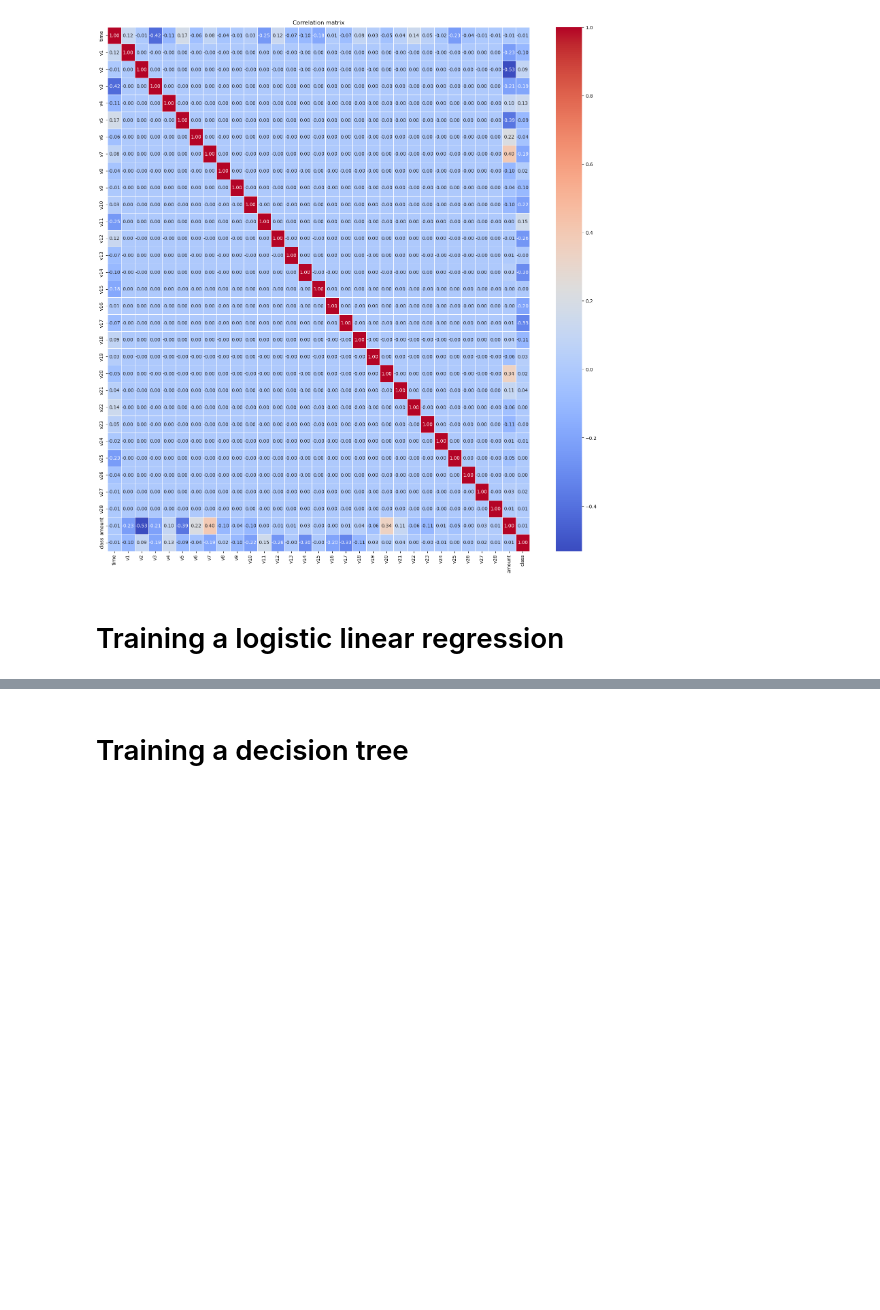
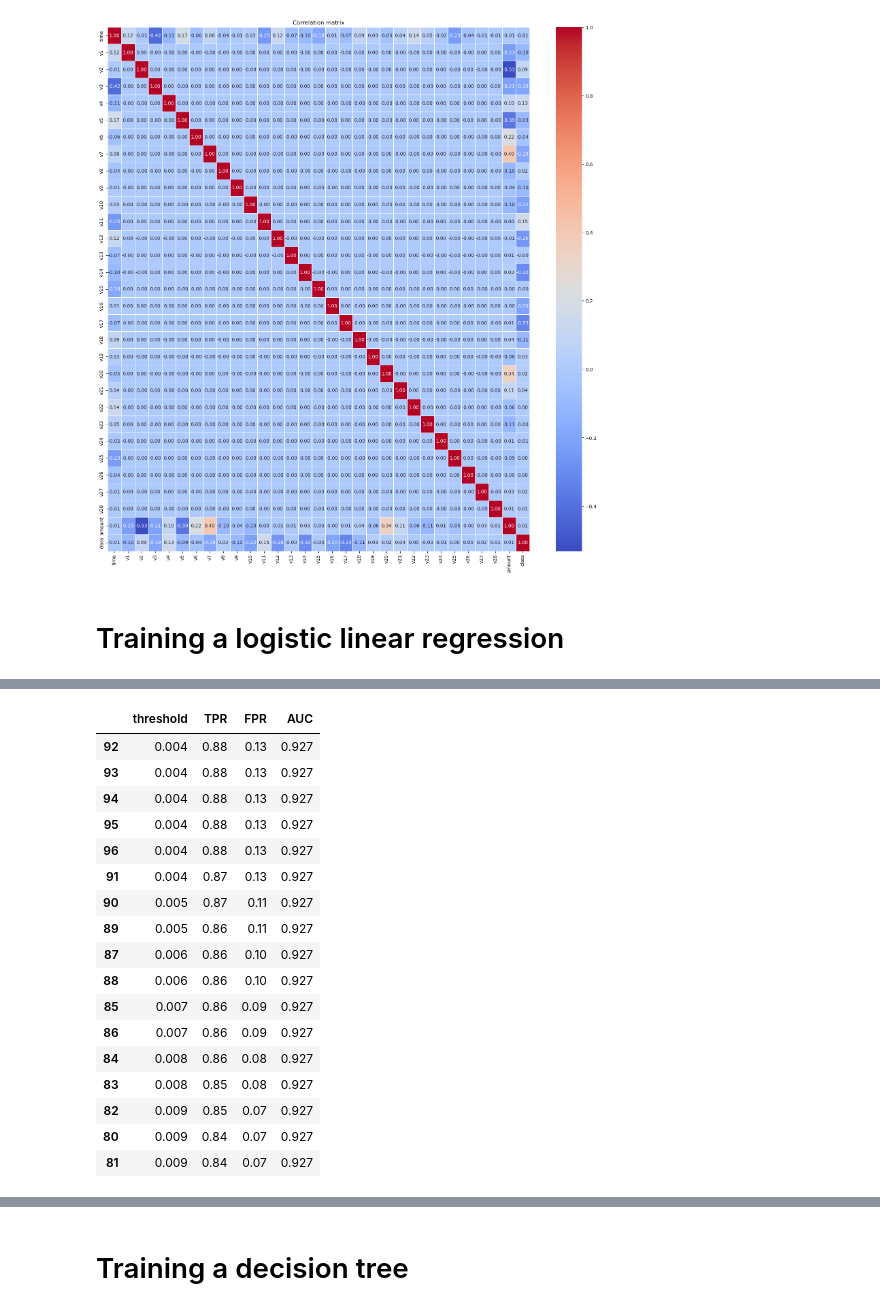
Before and after one commit to angelomarcelino/credit-card-fraud-ml-project, a Jupyter notebook: notebook/notebook.ipynb, the cells around one changed output, grey strips where cells are left out. Saved outputs shown, nothing was run; the diff lists cells and outputs as text; code cells hidden in the pictures; blank space fills up the shorter version.

```diff
--- a/notebook/notebook.ipynb
+++ b/notebook/notebook.ipynb
@@ -459 +517,36 @@ plt.show()
+# %%
+# Redondear FPR y thresholds a dos decimales antes de crear el diccionario
+rounded_tpr = [round(value, 2) for value in tpr]
+rounded_fpr = [round(value, 2) for value in fpr]
+rounded_thresholds = [round(value, 3) for value in thresholds]
+
+roc_results_df = pd.DataFrame({
+    'threshold': rounded_thresholds,
+    'TPR': rounded_tpr,
+    'FPR': rounded_fpr,
+    "AUC": roc_auc
+})
+
+roc_results_df_filtered = roc_results_df[(roc_results_df.TPR>=0.84) & (roc_results_df.FPR<0.15)]
+roc_results_df_sorted = roc_results_df_filtered.sort_values(by=["TPR", "threshold"], ascending=[False, True])
+roc_results_df_sorted
+# %% [output]
+|  | threshold | TPR | FPR | AUC |
+| 92 | 0.004 | 0.88 | 0.13 | 0.927 |
+| 93 | 0.004 | 0.88 | 0.13 | 0.927 |
+| 94 | 0.004 | 0.88 | 0.13 | 0.927 |
+| 95 | 0.004 | 0.88 | 0.13 | 0.927 |
+| 96 | 0.004 | 0.88 | 0.13 | 0.927 |
+| 91 | 0.004 | 0.87 | 0.13 | 0.927 |
+| 90 | 0.005 | 0.87 | 0.11 | 0.927 |
+| 89 | 0.005 | 0.86 | 0.11 | 0.927 |
+| 87 | 0.006 | 0.86 | 0.10 | 0.927 |
+| 88 | 0.006 | 0.86 | 0.10 | 0.927 |
+| 85 | 0.007 | 0.86 | 0.09 | 0.927 |
+| 86 | 0.007 | 0.86 | 0.09 | 0.927 |
+| 84 | 0.008 | 0.86 | 0.08 | 0.927 |
+| 83 | 0.008 | 0.85 | 0.08 | 0.927 |
+| 82 | 0.009 | 0.85 | 0.07 | 0.927 |
+| 80 | 0.009 | 0.84 | 0.07 | 0.927 |
+| 81 | 0.009 | 0.84 | 0.07 | 0.927 |
 # %%
```
Also changed, not shown: parts of 55 cells of this notebook.
